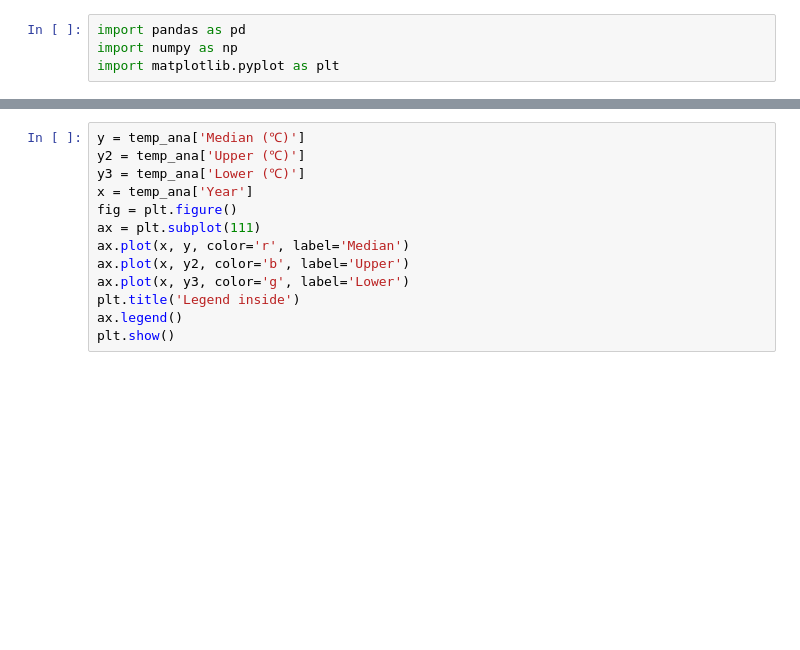
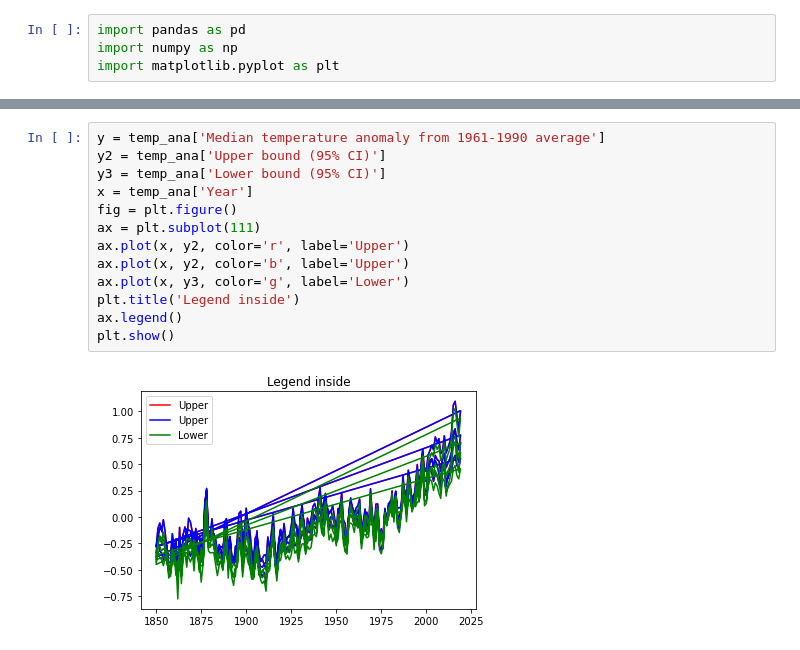
Before and after one commit to Yukta-Jaiswal/CO2-emissons-visualization, a Jupyter notebook: DV project/code.ipynb, the cells around one changed output, grey strips where cells are left out. Saved outputs shown, nothing was run; the diff lists cells and outputs as text; blank space fills up the shorter version.

```diff
--- a/DV project/code.ipynb
+++ b/DV project/code.ipynb
@@ -10,16 +21,18 @@ temp_ana.columns
 # %%
-y = temp_ana['Median (℃)']
-y2 = temp_ana['Upper (℃)']
-y3 = temp_ana['Lower (℃)']
+y = temp_ana['Median temperature anomaly from 1961-1990 average']
+y2 = temp_ana['Upper bound (95% CI)']
+y3 = temp_ana['Lower bound (95% CI)']
 x = temp_ana['Year']
 fig = plt.figure()
 ax = plt.subplot(111)
-ax.plot(x, y, color='r', label='Median')
+ax.plot(x, y2, color='r', label='Upper')
 ax.plot(x, y2, color='b', label='Upper')
 ax.plot(x, y3, color='g', label='Lower')
 plt.title('Legend inside')
 ax.legend()
 plt.show()
+# %% [output]
+[figure, added]
 # %%
 co2_conc = pd.read_csv('co2-concentration-long-term.csv')
 co2_conc.head()
```
Also changed, not shown: parts of 23 cells of this notebook.
